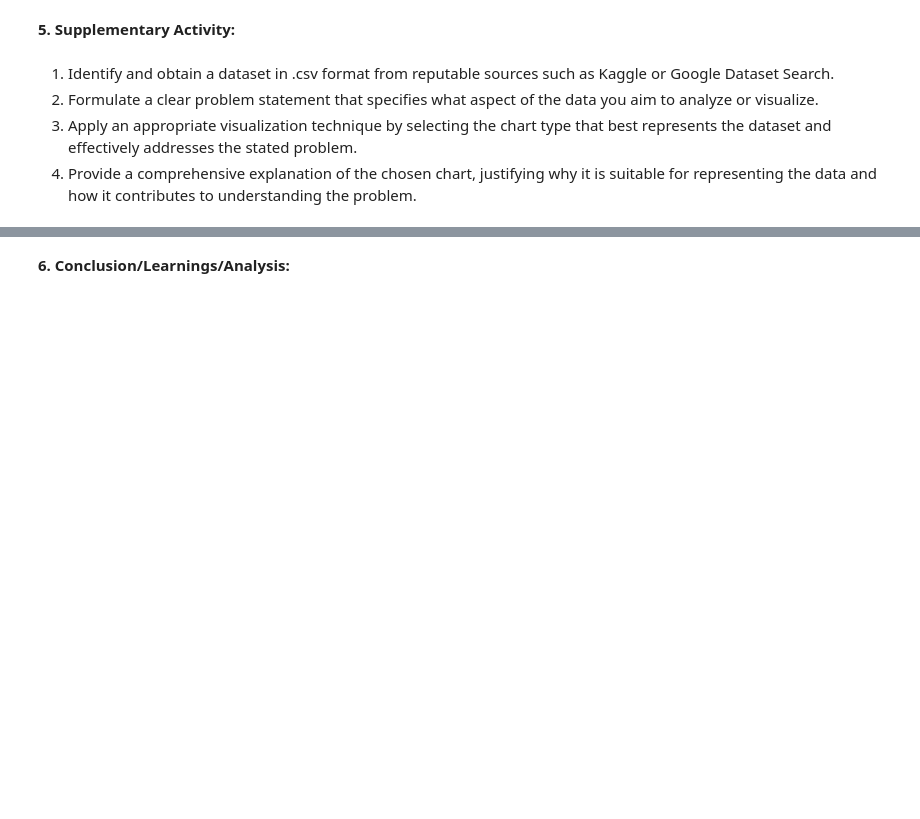
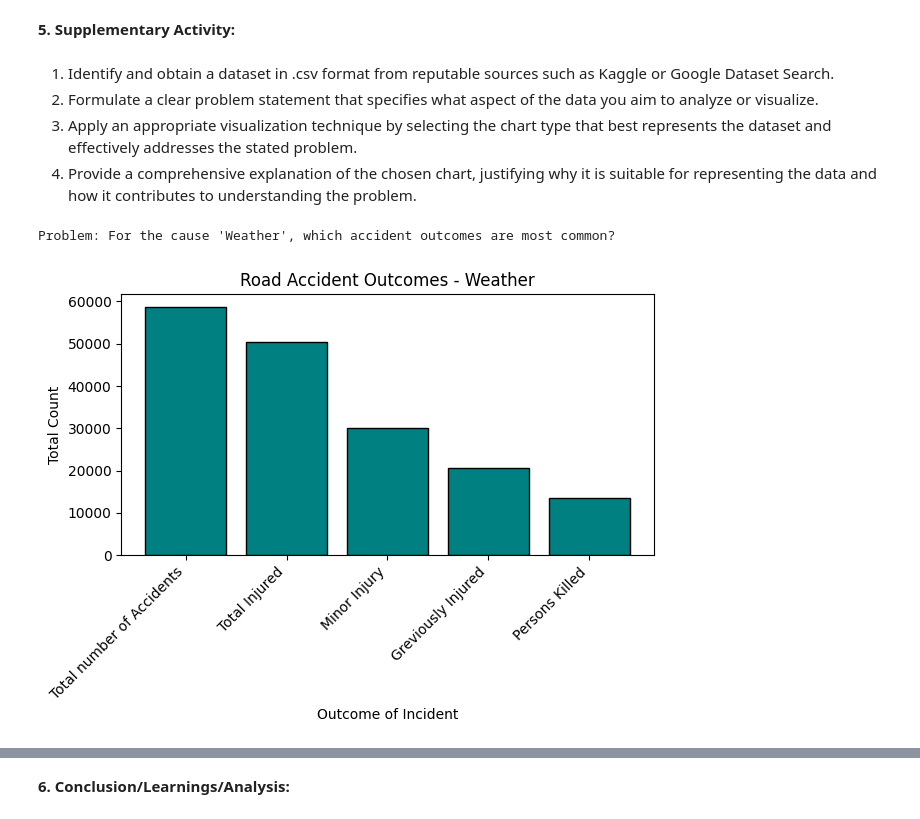
Before and after one commit to MadhelKathlynAnnJavillonar/CPE-031-Data-Visualizations-and-Data-Analysis, a Jupyter notebook: Hands_On_Activity_5___Chart_Type.ipynb, the cells around one changed output, grey strips where cells are left out. Drawn from its saved outputs; the diff is of its cells as text; code cells hidden in the pictures; blank space fills up the shorter version.

```diff
--- a/Hands_On_Activity_5___Chart_Type.ipynb
+++ b/Hands_On_Activity_5___Chart_Type.ipynb
@@ -435,0 +507,26 @@ Table of Total Number of Accidents by City
+# %%
+#1.
+import pandas as pd
+import matplotlib.pyplot as plt
+
+df = pd.read_csv("/content/drive/MyDrive/CPE 031 JAVILLONAR/RoadAccidents.csv")
+
+print("Problem: For the cause 'Weather', which accident outcomes are most common?")
+
+# Filter data for 'Weather'
+weather_accidents = df[df["Cause category"] == "Weather"]
+
+# Summarize counts per outcome
+summary = weather_accidents.groupby("Outcome of Incident")["Count"].sum().sort_values(ascending=False)
+
+# Plot bar chart
+plt.bar(summary.index, summary.values, color="teal", edgecolor="black")
+plt.xlabel("Outcome of Incident")
+plt.ylabel("Total Count")
+plt.title("Road Accident Outcomes - Weather")
+plt.xticks(rotation=45, ha="right")
+plt.tight_layout()
+plt.show()
+# %% [output]
+Problem: For the cause 'Weather', which accident outcomes are most common?
+[figure, added]
```
Also changed, not shown: parts of 13 cells of this notebook.
